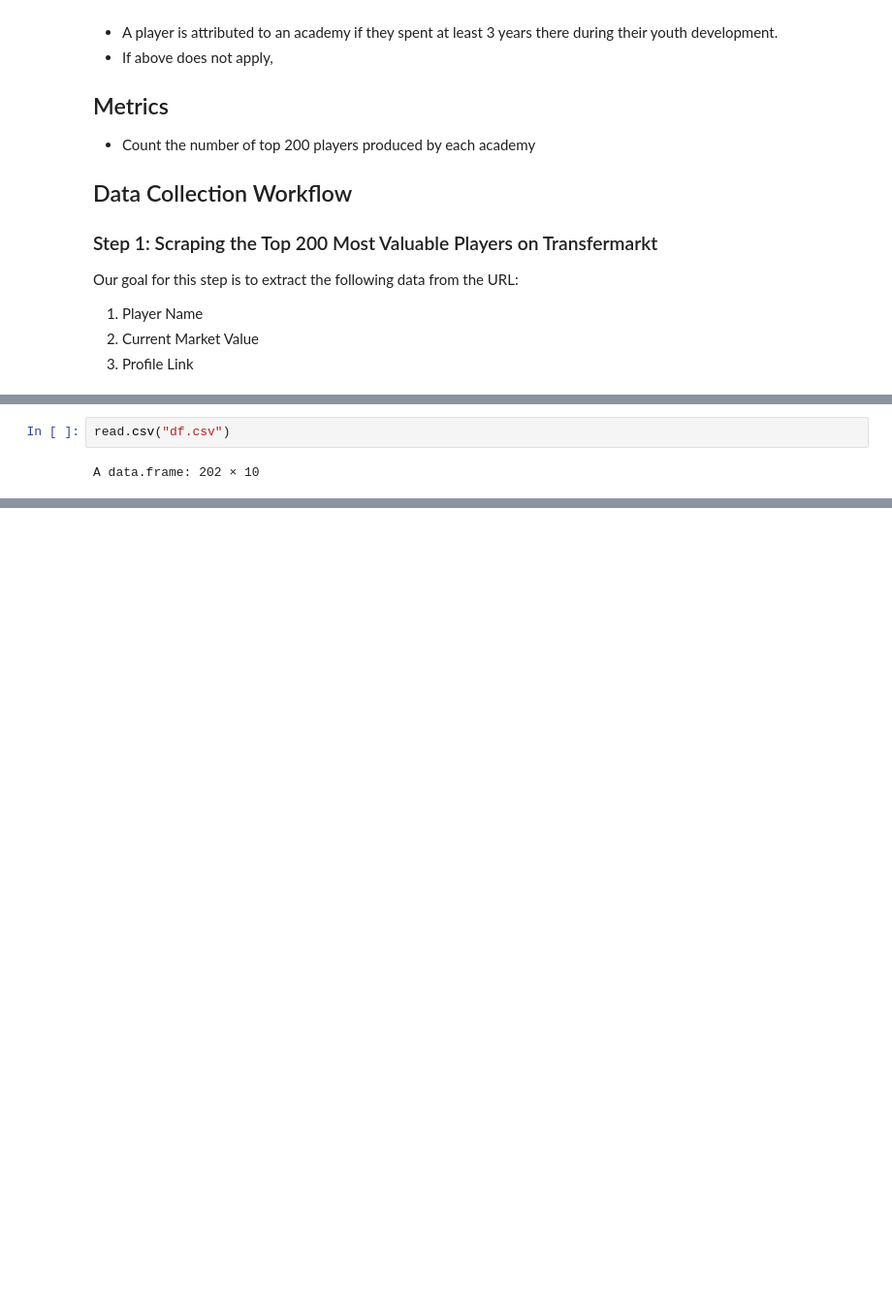
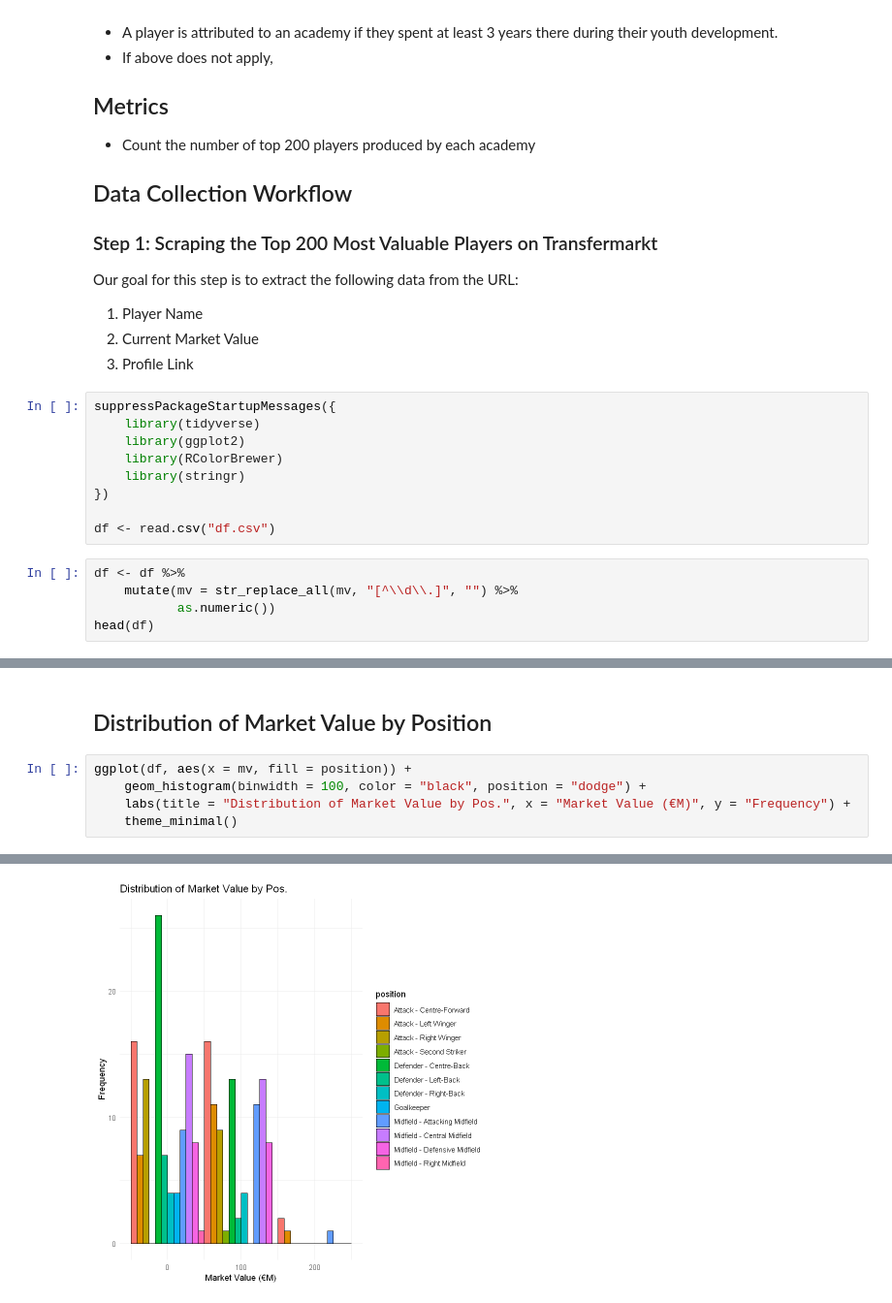
Before and after one commit to gabriellindqvist/su-mt4007, a Jupyter notebook: project/project.ipynb, the cells around one changed output, grey strips where cells are left out. Shown at 97% size. Drawn from its saved outputs; the diff is of its cells as text; blank space fills up the shorter version.

```diff
--- a/project/project.ipynb
+++ b/project/project.ipynb
@@ -27,3 +27,17 @@ Our goal for this step is to extract the following data from the URL:
 1. Player Name
 2. Current Market Value
 3. Profile Link
+# %%
+suppressPackageStartupMessages({
+    library(tidyverse)
+    library(ggplot2)
+    library(RColorBrewer)
+    library(stringr)
+})
+
+df <- read.csv("df.csv")
+# %%
+df <- df %>%
+    mutate(mv = str_replace_all(mv, "[^\\d\\.]", "") %>%
+           as.numeric())
+head(df)
@@ -30,4 +54,8 @@ Our goal for this step is to extract the following data from the URL:
+# %% [markdown]
+## Distribution of Market Value by Position
 # %%
-read.csv("df.csv")
+ggplot(df, aes(x = mv, fill = position)) +
+    geom_histogram(binwidth = 100, color = "black", position = "dodge") +
+    labs(title = "Distribution of Market Value by Pos.", x = "Market Value (€M)", y = "Frequency") +
+    theme_minimal()
 # %% [output]
-A data.frame: 202 × 10
@@ -51,0 +62 @@ A data.frame: 202 × 10
+[figure, added]
```
Also changed, not shown: parts of 8 cells of this notebook.
